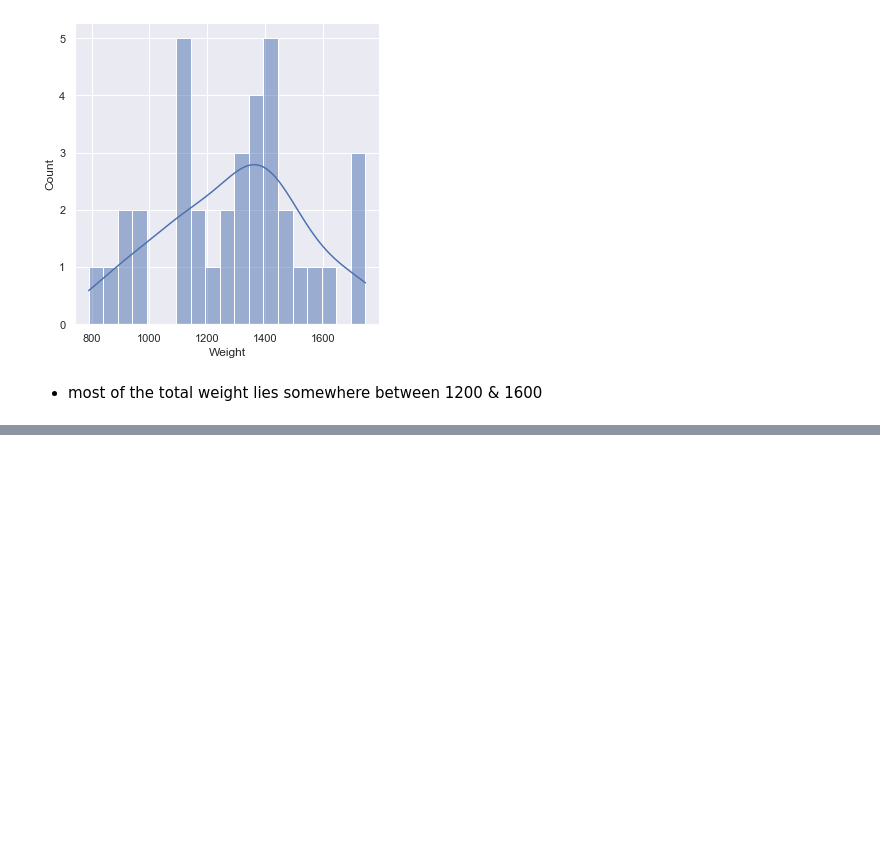
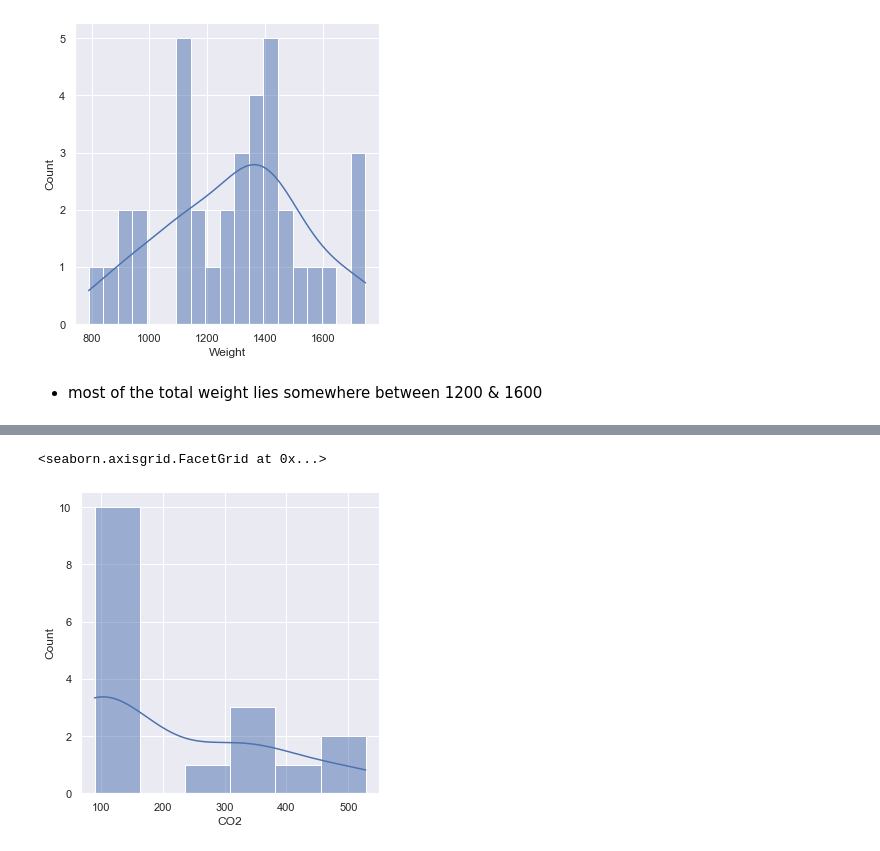
Before and after one commit to R-White-0/CO2-Emissions-EDA, a Jupyter notebook: src/CO2 Emmisions EDA copy.ipynb, the cells around one changed output, grey strips where cells are left out. Drawn from its saved outputs; the diff is of its cells as text; code cells hidden in the pictures; blank space fills up the shorter version.

Commit message:
updated dist plot

```diff
--- a/src/CO2 Emmisions EDA copy.ipynb
+++ b/src/CO2 Emmisions EDA copy.ipynb
@@ -354,0 +376,5 @@ sns.displot(co2dfCopy['Weight'], kde=True, bins=19)
+# %%
+sns.displot(emissions_by_cars['CO2'], kde=True)
+# %% [output]
+<seaborn.axisgrid.FacetGrid at 0x...>
+[figure, added]
```
Also changed, not shown: parts of 1 cell of this notebook.
